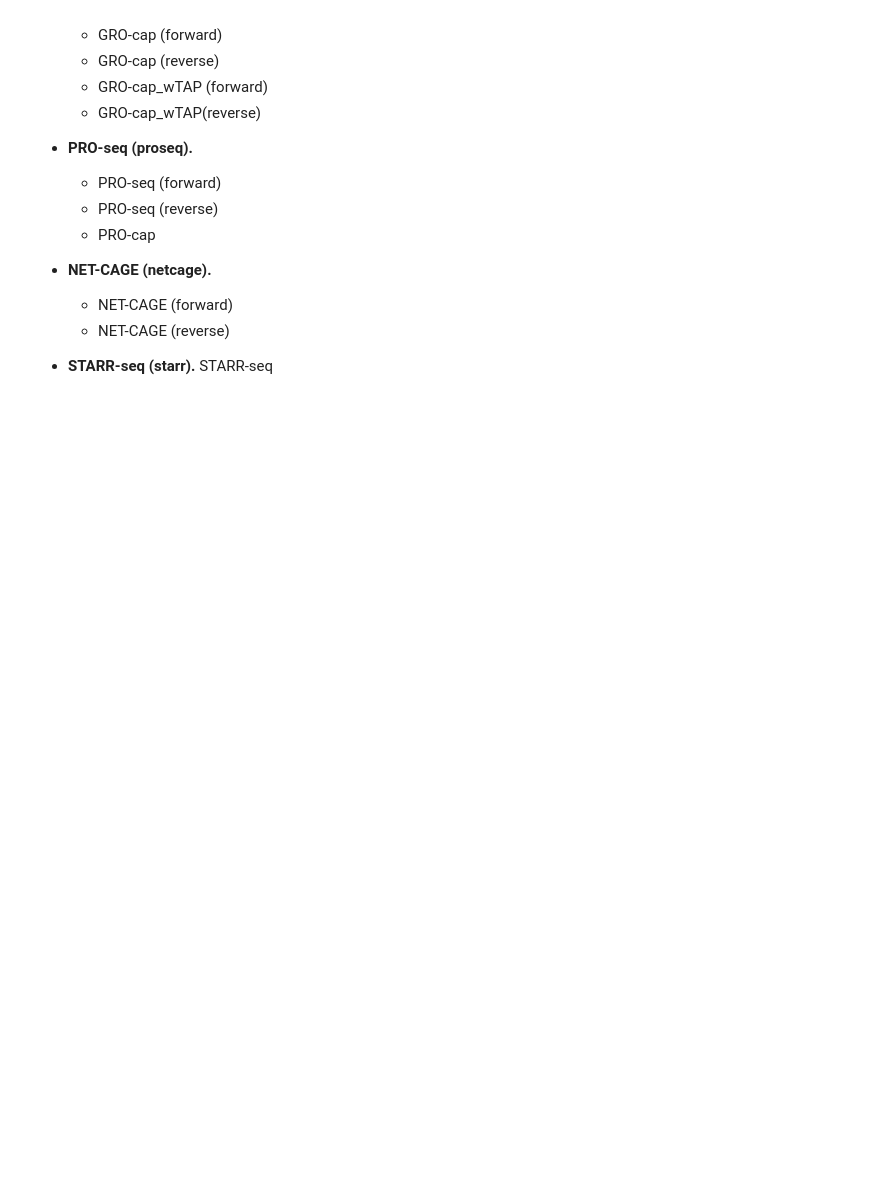
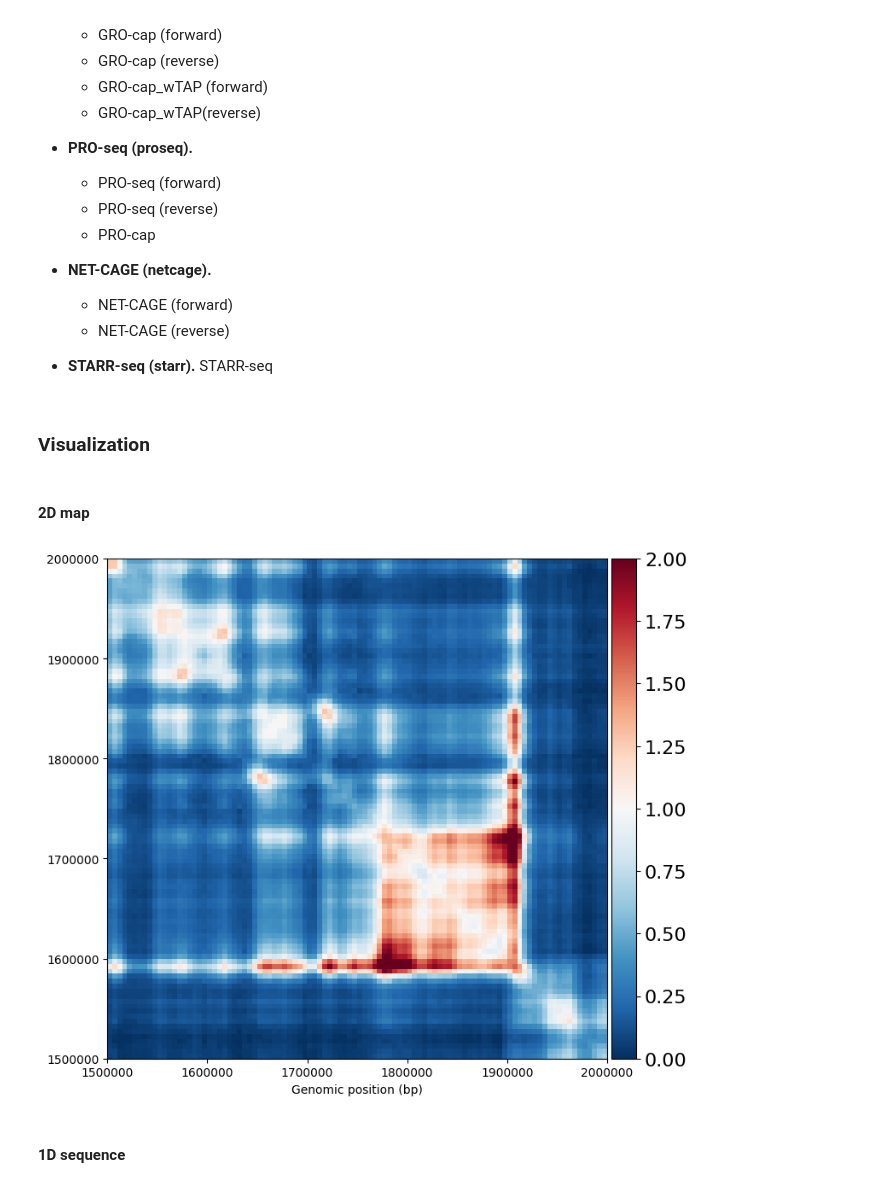
Before and after one commit to liu-bioinfo-lab/general_AI_model, a Jupyter notebook: epcotv2_basic_tutorial.ipynb, the cells around one changed output. Cells and saved outputs as stored; diff of their text form; code cells hidden in the pictures; blank space fills up the shorter version.

```diff
--- a/epcotv2_basic_tutorial.ipynb
+++ b/epcotv2_basic_tutorial.ipynb
@@ -50,11 +46,11 @@ To: /content/general_AI_model/models/ckpt.pt
 # %%
 
 ### The following codes are copied from https://github.com/deepmind/deepmind-research/blob/master/enformer/enformer-usage.ipynb
-fasta_file = '/root/data/genome.fa'
-!mkdir -p /root/data
+fasta_file = 'data/genome.fa'
+!mkdir -p data
 !wget -O - http://hgdownload.cse.ucsc.edu/goldenPath/hg38/bigZips/hg38.fa.gz | gunzip -c > {fasta_file}
 pyfaidx.Faidx(fasta_file)
-!ls /root/data
+!ls data
 
 fasta_extractor = FastaStringExtractor(fasta_file)
 # %% [output]
@@ -216,3 +206,28 @@ starr (1, 500, 1)
   - NET-CAGE (reverse)
 
 * __STARR-seq (starr).__ STARR-seq
+# %% [markdown]
+### Visualization
+# %% [markdown]
+#### 2D map
+# %%
+hic=out_dic["hic"] # also for microc, intacthic
+hic_map=hic[0,:,:,0]
+# %%
+hic_map = np.squeeze(hic_map)
+fig, ax = plt.subplots(figsize=(8,8))
+im = ax.imshow(hic_map.squeeze(),cmap='RdBu_r',vmin=0,vmax=2,extent=[start, end, start, end],)
+divider = make_axes_locatable(ax)
+cax = divider.append_axes("right", size="5%", pad=0.05)
+cb = plt.colorbar(im, cax=cax)
+cb.ax.tick_params(labelsize=16)
+ax.ticklabel_format(axis='x', style='plain', useOffset=False)
+ax.ticklabel_format(axis='y', style='plain', useOffset=False)
+ax.set_xlabel("Genomic position (bp)", fontsize=10)
+# ax.set_yticks([])
+# ax.set_xticks([])
+plt.show()
+# %% [output]
+[figure, added]
+# %% [markdown]
+#### 1D sequence
```
Also changed, not shown: parts of 11 cells of this notebook.
